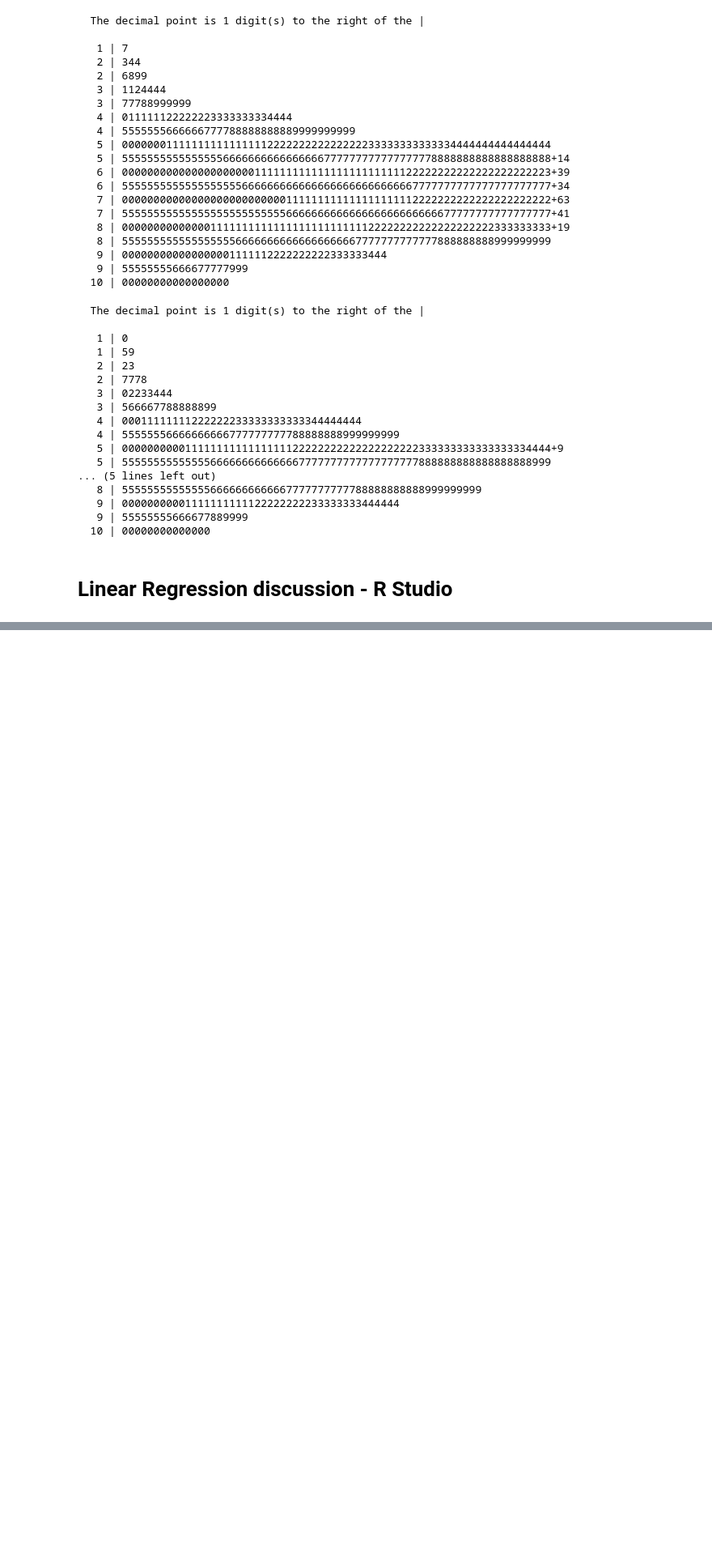
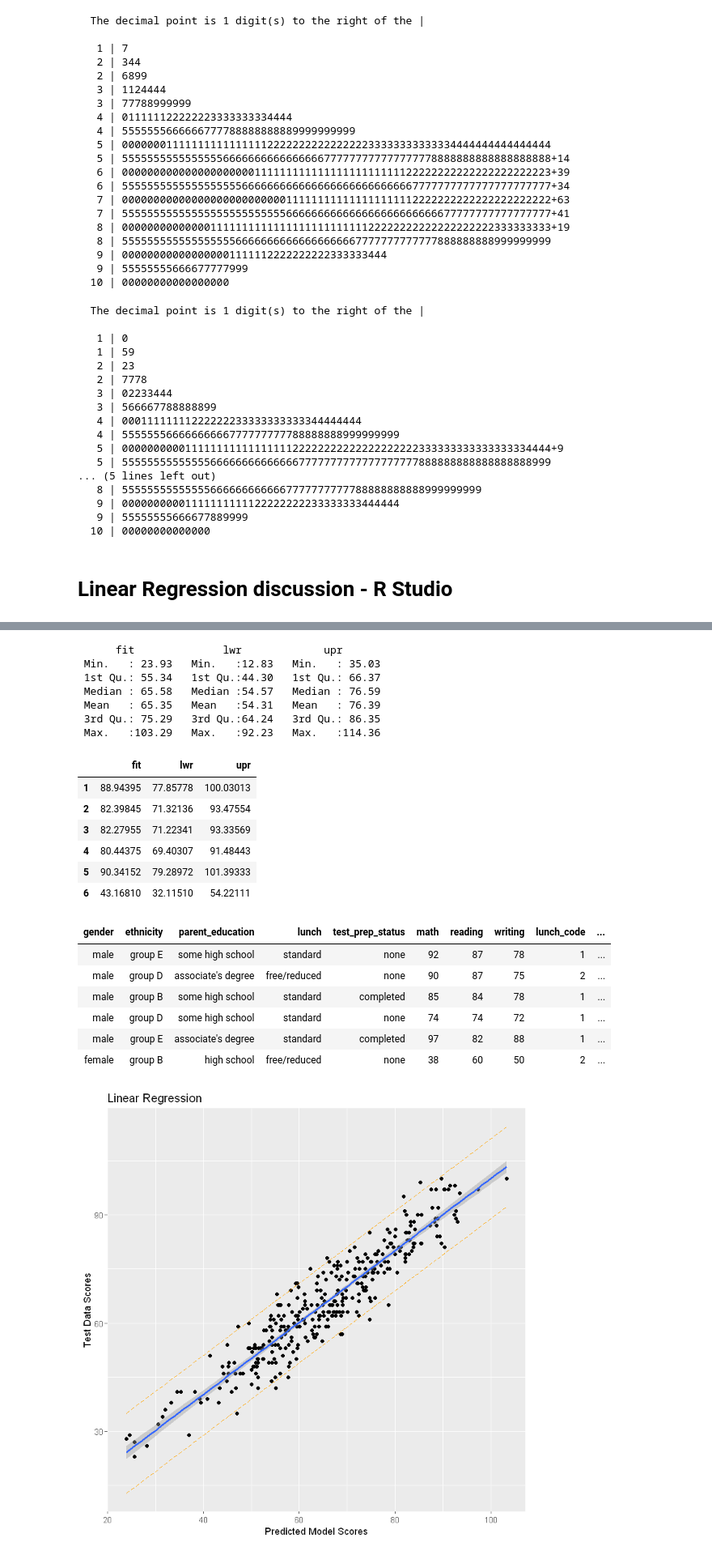
Before and after one commit to summerspj/rproject, a Jupyter notebook: rproject jupyter.ipynb, the cells around one changed output, grey strips where cells are left out. Shown at 81% size. Drawn from its saved outputs; the diff is of its cells as text; code cells hidden in the pictures; blank space fills up the shorter version.

```diff
--- a/rproject jupyter.ipynb
+++ b/rproject jupyter.ipynb
@@ -530,0 +693,34 @@ stem(students$writing)
+# %%
+## Linear Regression
+
+### Split data, into 2/3 & 1/3
+randIndex <- sample(1:dim(students)[1])
+
+cutpoint2_3 <- floor(2*dim(students)[1]/3)
+
+# create training data set with first 2/3 of students data & test data with remaining 1/3 data
+trainingData <- students[randIndex[1:cutpoint2_3],]
+
+testData <- students[randIndex[(cutpoint2_3+1):dim(students)[1]],]
+
+#95% Prediction confidence interval lm model
+model <- lm(math ~ writing + reading + gender_code_f + ethnic_code + lunch_code + education_code + test_code,data=trainingData)
+summary(model)
+lmPred <- predict(model,testData,interval = "prediction", level=0.95)
+summary(lmPred)
+head(lmPred)
+
+#Adding predictions to test data
+data1 <- cbind(testData, lmPred)
+head(data1)
+#Adding Regression line + confidence intervals
+f <- ggplot(data1, aes( fit, math)) +
+ geom_point() +
+ stat_smooth(method = lm)
+## 0 = blank, 1 = solid, 2 = dashed, 3 = dotted, 4 = dotdash, 5 = longdash, 6 = twodash
+#create lines
+f + geom_line(aes(y = lwr), color = "orange", linetype = "longdash")+
+ geom_line(aes(y = upr), color = "orange", linetype = "longdash") +
+ggtitle("Linear Regression")+
+xlab("Predicted Model Scores") + ylab("Test Data Scores")
+# %% [output]
@@ -530,0 +744,22 @@ stem(students$writing)
+      fit              lwr             upr
+ Min.   : 23.93   Min.   :12.83   Min.   : 35.03
+ 1st Qu.: 55.34   1st Qu.:44.30   1st Qu.: 66.37
+ Median : 65.58   Median :54.57   Median : 76.59
+ Mean   : 65.35   Mean   :54.31   Mean   : 76.39
+ 3rd Qu.: 75.29   3rd Qu.:64.24   3rd Qu.: 86.35
+ Max.   :103.29   Max.   :92.23   Max.   :114.36
+|  | fit | lwr | upr |
+| 1 | 88.94395 | 77.85778 | 100.03013 |
+| 2 | 82.39845 | 71.32136 | 93.47554 |
+| 3 | 82.27955 | 71.22341 | 93.33569 |
+| 4 | 80.44375 | 69.40307 | 91.48443 |
+| 5 | 90.34152 | 79.28972 | 101.39333 |
+| 6 | 43.16810 | 32.11510 | 54.22111 |
+| gender | ethnicity | parent_education | lunch | test_prep_status | math | reading | writing | lunch_code | ... |
+| male | group E | some high school | standard | none | 92 | 87 | 78 | 1 | ... |
+| male | group D | associate's degree | free/reduced | none | 90 | 87 | 75 | 2 | ... |
+| male | group B | some high school | standard | completed | 85 | 84 | 78 | 1 | ... |
+| male | group D | some high school | standard | none | 74 | 74 | 72 | 1 | ... |
+| male | group E | associate's degree | standard | completed | 97 | 82 | 88 | 1 | ... |
+| female | group B | high school | free/reduced | none | 38 | 60 | 50 | 2 | ... |
+[figure, added]
```
Also changed, not shown: parts of 33 cells of this notebook, 2 other files.
